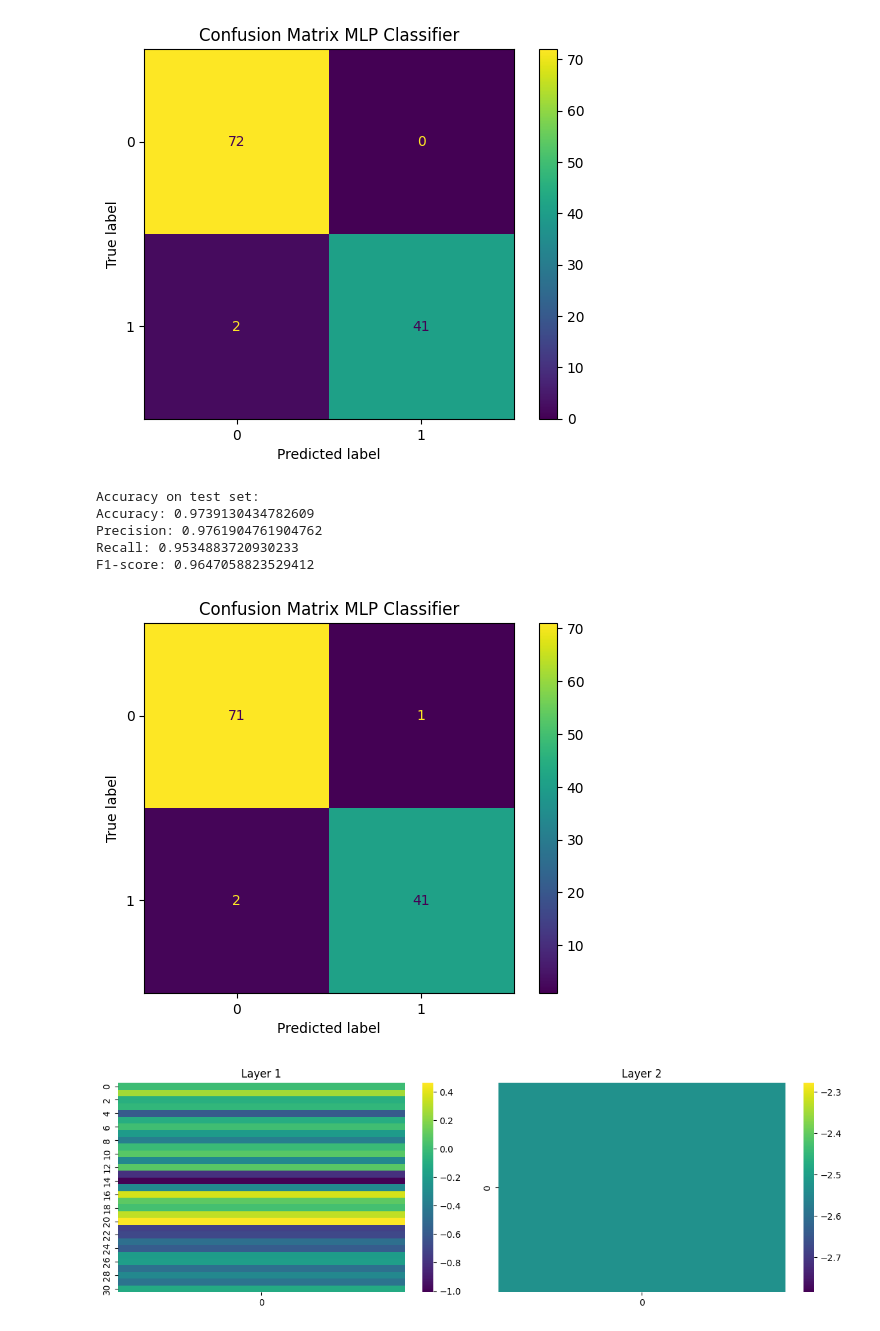
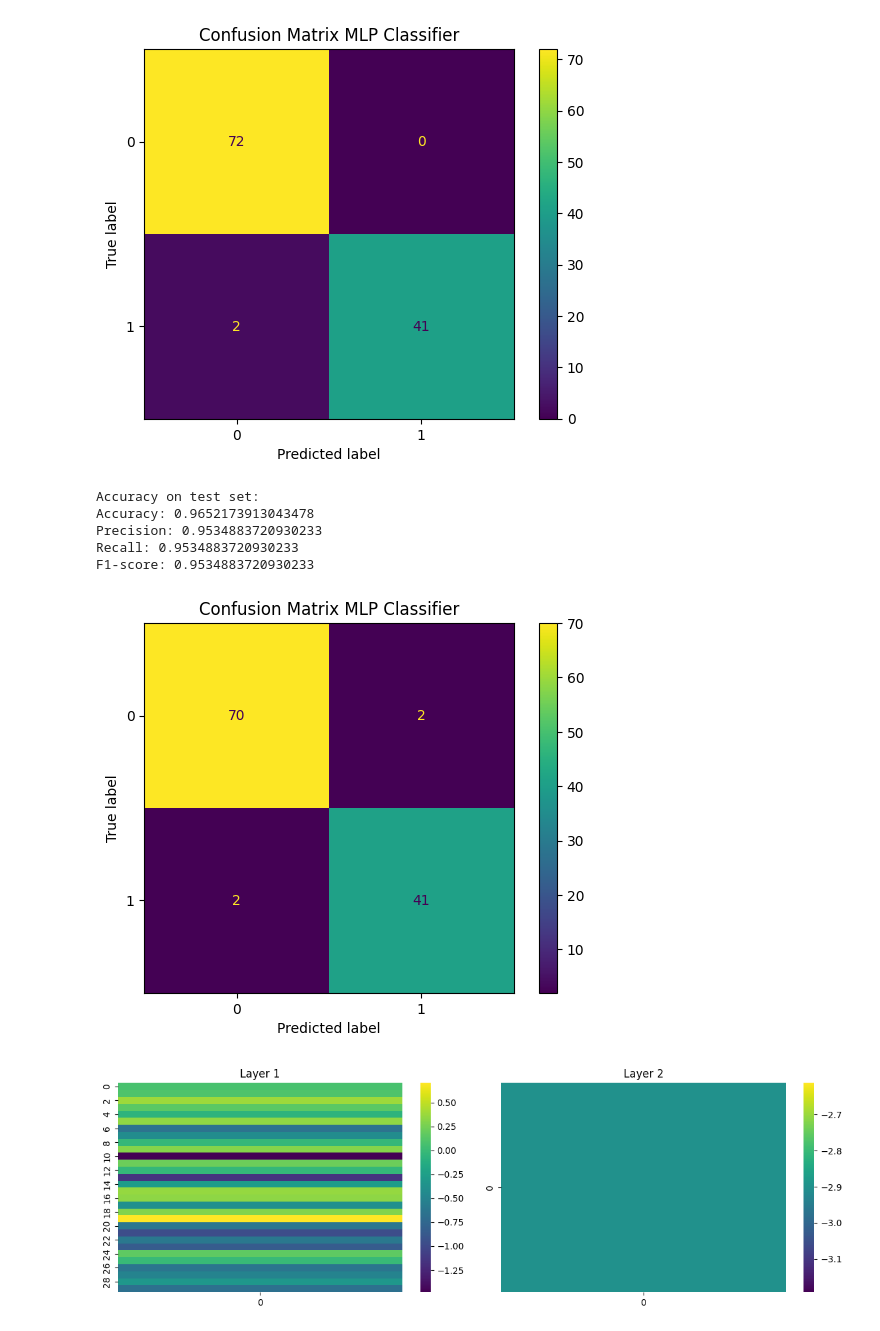
Before and after one commit to CXianRen/DAT410, a Jupyter notebook: Assignment/A4/main.ipynb, the cells around one changed output. Cells and saved outputs as stored; diff of their text form; code cells hidden in the pictures.

```diff
--- a/Assignment/A4/main.ipynb
+++ b/Assignment/A4/main.ipynb
@@ -218,10 +253,10 @@ df_mlp = pd.read_pickle(data_file)
 malignant_samples = df_mlp[df_mlp['malignant'] == 1]
 benign_samples = df_mlp[df_mlp['malignant'] == 0]
 
-X_malignant = malignant_samples.drop(columns=['malignant'])
+X_malignant = malignant_samples.drop(columns=['id', 'malignant'])
 y_malignant = malignant_samples['malignant']
 
-X_benign = benign_samples.drop(columns=['malignant'])
+X_benign = benign_samples.drop(columns=['id', 'malignant'])
 y_benign = benign_samples['malignant']
 
 # extract 80% of the malignant samples and 80% of the benign samples as the training set
@@ -276,31 +311,31 @@ F1-score: 0.9761904761904763
 # %%
 # More test
 # train the MLP classifier
 mlp_classifier = MLPClassifier(hidden_layer_sizes=(1),
-      max_iter=1000,  activation='relu', solver='adam', random_state=42)
+      max_iter=1500,  activation='relu', solver='adam', random_state=42)
 mlp_classifier.fit(X_train, y_train)
 
 y_pred = mlp_classifier.predict(X_test)
 accuracy = accuracy_score(y_test, y_pred)
 print("Accuracy on test set:")
 print_metrics(y_test, y_pred, "MLP Classifier")
 
 # visualize the weights of the each layer of the trained MLP classifier
 import matplotlib.pyplot as plt
 import seaborn as sns
 
 fig, axes = plt.subplots(1, 2, figsize=(12, 4))
 for i, coef in enumerate(mlp_classifier.coefs_):
     ax = axes[i]
     sns.heatmap(coef, ax=ax, cmap='viridis')
     ax.set_title('Layer ' + str(i + 1))
 plt.tight_layout()
 plt.show()
 # %% [output]
 Accuracy on test set:
-Accuracy: 0.9739130434782609
-Precision: 0.9761904761904762
+Accuracy: 0.9652173913043478
+Precision: 0.9534883720930233
 Recall: 0.9534883720930233
-F1-score: 0.9647058823529412
+F1-score: 0.9534883720930233
-[figure, old version]
+[figure, new version]
-[figure, old version]
+[figure, new version]
```
Also changed, not shown: parts of 1 cell of this notebook.
